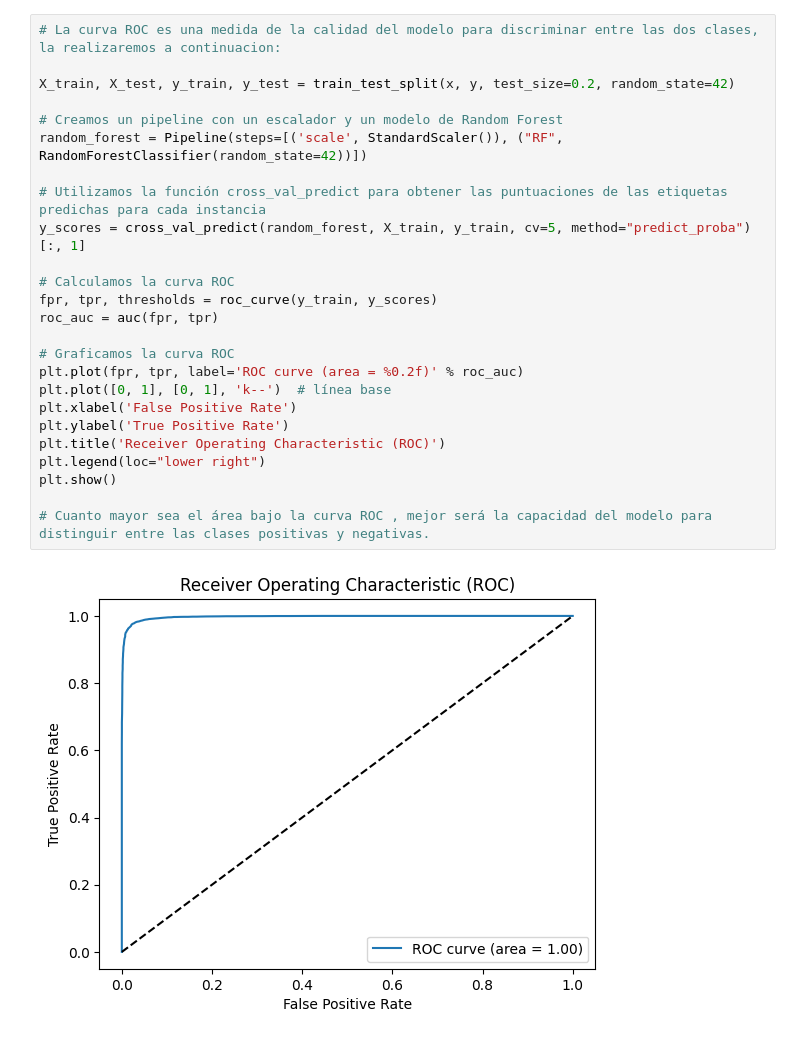
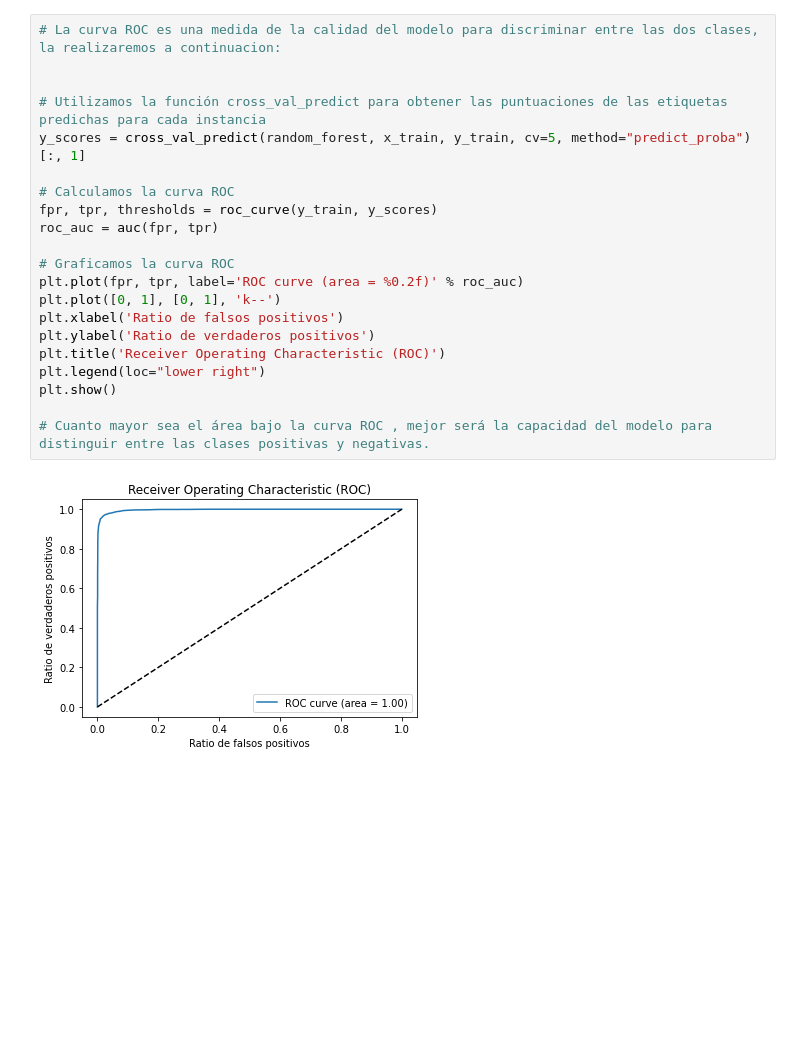
Before and after one commit to DaianaSaenz/proyecto-machine-learning, a Jupyter notebook: src/notebooks/random_forest.ipynb, the cells around one changed output. Drawn from its saved outputs; the diff is of its cells as text; blank space fills up the shorter version.

```diff
--- a/src/notebooks/random_forest.ipynb
+++ b/src/notebooks/random_forest.ipynb
@@ -64,30 +61,26 @@ fig.show()
 # %%
 # La curva ROC es una medida de la calidad del modelo para discriminar entre las dos clases, la realizaremos a continuacion:
 
-X_train, X_test, y_train, y_test = train_test_split(x, y, test_size=0.2, random_state=42)
-
-# Creamos un pipeline con un escalador y un modelo de Random Forest
-random_forest = Pipeline(steps=[('scale', StandardScaler()), ("RF", RandomForestClassifier(random_state=42))])
 
 # Utilizamos la función cross_val_predict para obtener las puntuaciones de las etiquetas predichas para cada instancia
-y_scores = cross_val_predict(random_forest, X_train, y_train, cv=5, method="predict_proba")[:, 1]
+y_scores = cross_val_predict(random_forest, x_train, y_train, cv=5, method="predict_proba")[:, 1]
 
 # Calculamos la curva ROC
 fpr, tpr, thresholds = roc_curve(y_train, y_scores)
 roc_auc = auc(fpr, tpr)
 
 # Graficamos la curva ROC
 plt.plot(fpr, tpr, label='ROC curve (area = %0.2f)' % roc_auc)
-plt.plot([0, 1], [0, 1], 'k--')  # línea base
-plt.xlabel('False Positive Rate')
-plt.ylabel('True Positive Rate')
+plt.plot([0, 1], [0, 1], 'k--')
+plt.xlabel('Ratio de falsos positivos')
+plt.ylabel('Ratio de verdaderos positivos')
 plt.title('Receiver Operating Characteristic (ROC)')
 plt.legend(loc="lower right")
 plt.show()
 
 # Cuanto mayor sea el área bajo la curva ROC , mejor será la capacidad del modelo para distinguir entre las clases positivas y negativas.
 # %% [output]
-[figure, old version]
+[figure, new version]
 # %%
 #PREDICCION REAL
 df_datos_para_predecir = pd.read_csv("../data/processed/datos_para_predecir.csv")
```
Also changed, not shown: parts of 4 cells of this notebook, 7 other files.
